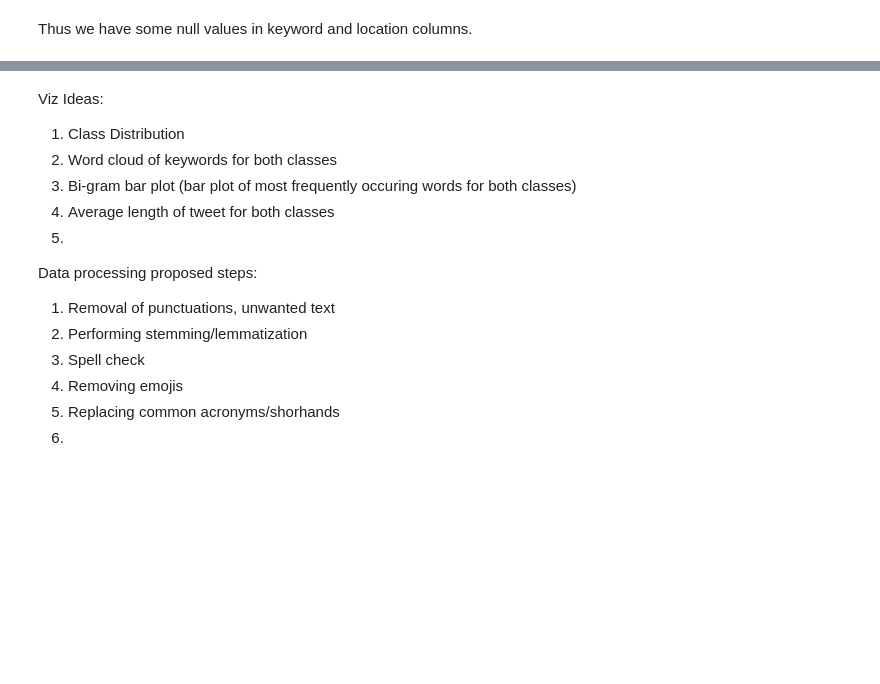
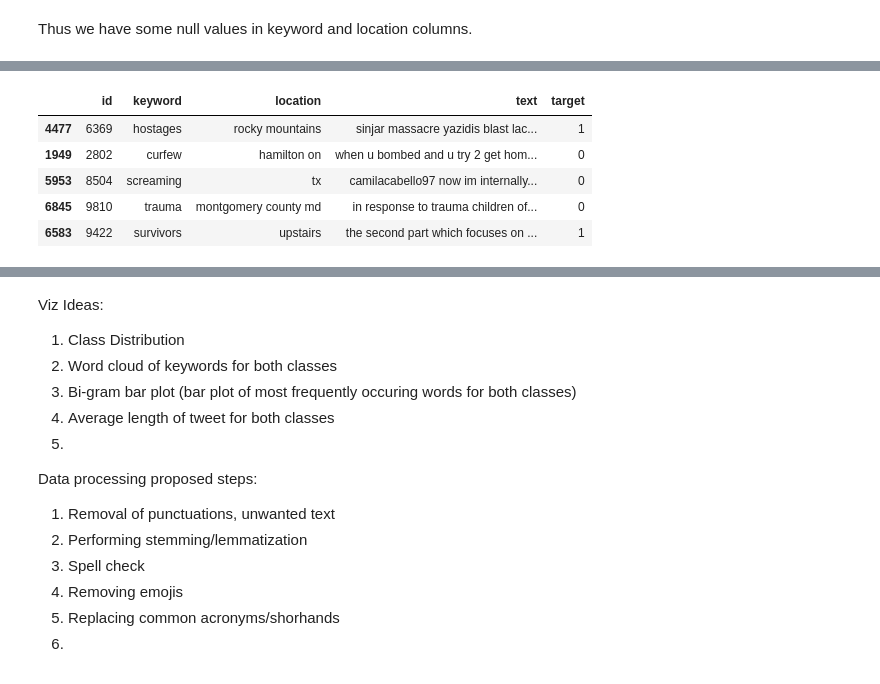
Before and after one commit to pranshudiwan/NLP_CS_6200, a Jupyter notebook: NLP_test.ipynb, the cells around one changed output, grey strips where cells are left out. Drawn from its saved outputs; the diff is of its cells as text; code cells hidden in the pictures; blank space fills up the shorter version.

```diff
--- a/NLP_test.ipynb
+++ b/NLP_test.ipynb
@@ -62,0 +86,11 @@ train.sample(10)
+# %%
+train['keyword'] = train['keyword'].map(lambda x: re.sub(r'\W+', ' ', x))
+train['location'] = train['location'].map(lambda x: re.sub(r'\W+', ' ', x))
+train.sample(5)
+# %% [output]
+|  | id | keyword | location | text | target |
+| 4477 | 6369 | hostages | rocky mountains | sinjar massacre yazidis blast lac... | 1 |
+| 1949 | 2802 | curfew | hamilton on | when u bombed and u try 2 get hom... | 0 |
+| 5953 | 8504 | screaming | tx | camilacabello97 now im internally... | 0 |
+| 6845 | 9810 | trauma | montgomery county md | in response to trauma children of... | 0 |
+| 6583 | 9422 | survivors | upstairs | the second part which focuses on ... | 1 |
```
Also changed, not shown: parts of 12 cells of this notebook.
